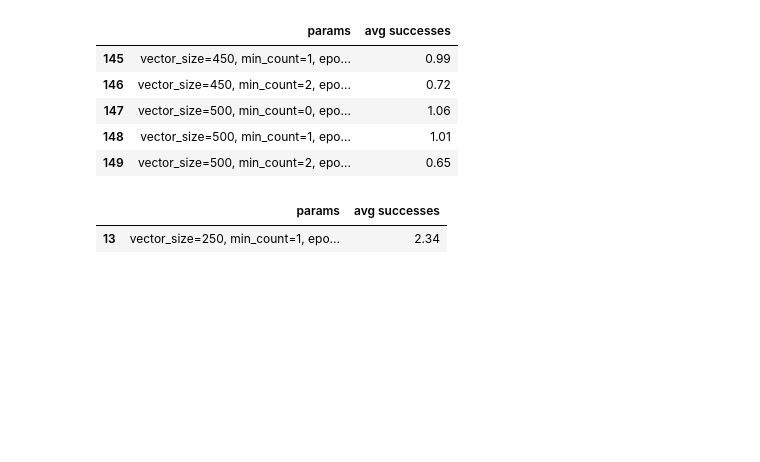
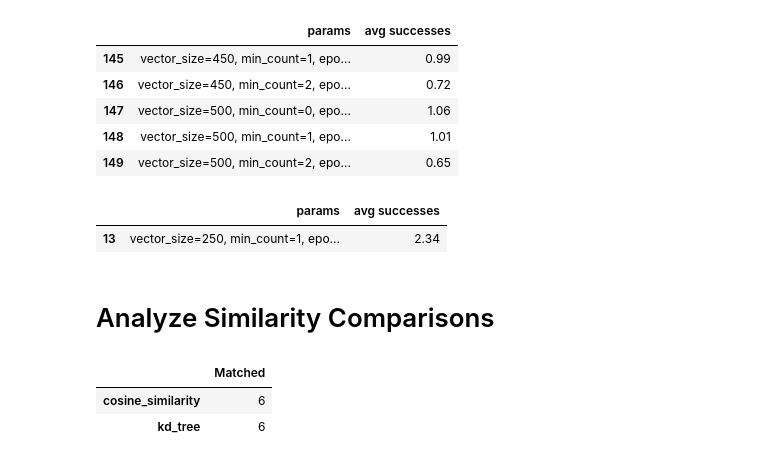
Before and after one commit to willtscott/inquire-boulder-chatbot, a Jupyter notebook: notebooks/faq-chatbot-sandbox.ipynb, the cells around one changed output. Drawn from its saved outputs; the diff is of its cells as text; code cells hidden in the pictures; blank space fills up the shorter version.

```diff
--- a/notebooks/faq-chatbot-sandbox.ipynb
+++ b/notebooks/faq-chatbot-sandbox.ipynb
@@ -517,3 +560,14 @@ print('Avg. Successes: ', avg / runs)
 model.save('../models/model_qna.doc2vec')
 # Load the model
 model = Doc2Vec.load('../models/model_qna.doc2vec')
+# %% [markdown]
+# Analyze Similarity Comparisons
+# %%
+grid = pd.DataFrame(index=results.columns, columns=['Matched'])
+for c in results.columns:
+    grid.Matched[c] = sum(results[c])
+grid
+# %% [output]
+|  | Matched |
+| cosine_similarity | 6 |
+| kd_tree | 6 |
```
Also changed, not shown: parts of 27 cells of this notebook, 7 other files.
